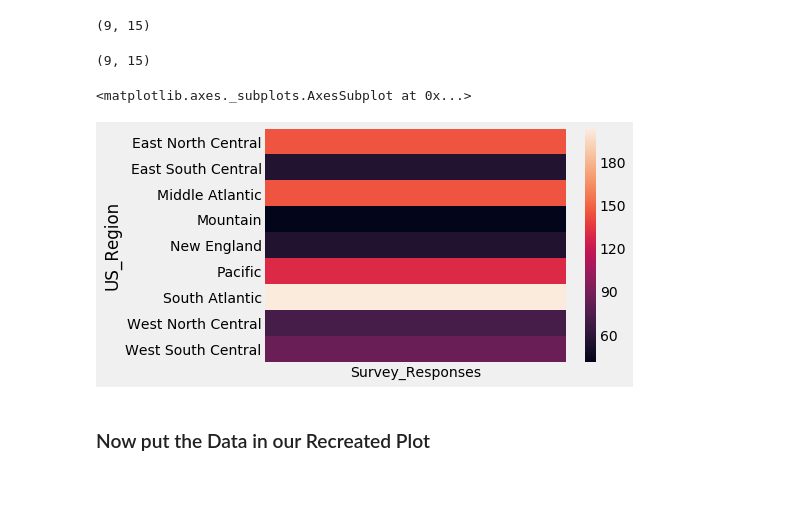
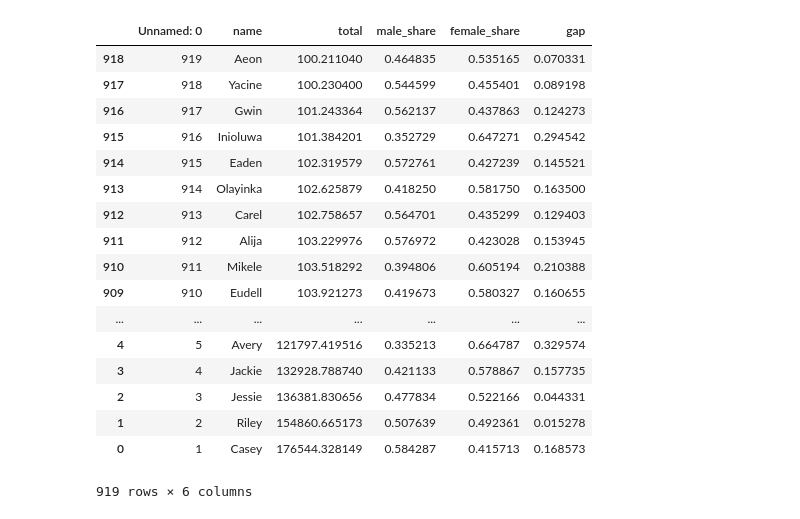
Before and after one commit to bloominstituteoftechnology/DS-Sprint-02-Storytelling-With-Data, a Jupyter notebook: module3-make-explanatory-visualizations/LS_DS_123_Make_explanatory_visualizations.ipynb, the cells around one changed output. Saved outputs shown, nothing was run; the diff lists cells and outputs as text; code cells hidden in the pictures; blank space fills up the shorter version.

```diff
--- a/module3-make-explanatory-visualizations/LS_DS_123_Make_explanatory_visualizations.ipynb
+++ b/module3-make-explanatory-visualizations/LS_DS_123_Make_explanatory_visualizations.ipynb
@@ -104,2 +33,0 @@ Name: timestamp, dtype: object
-# %%
-df.set_index('timestamp', inplace=True)
@@ -294,22 +34,21 @@ See the caveats in the documentation: http://pandas.pydata.org/pandas-docs/stabl
-# %%
-dff_off = final_sides_off.groupby(["US_Region"]).sum()
-dff_off.tail(2)
-dff_off.shape
-# %% [output]
-(9, 15)
-# %%
-dff_on = final_sides_on.groupby(["US_Region"]).sum()
-dff_on.tail(2)
-dff_off.shape
-# %% [output]
-(9, 15)
-# %%
-import seaborn as sns
-sns.__version__
-
-sns.heatmap(dff)
-# %% [output]
-<matplotlib.axes._subplots.AxesSubplot at 0x...>
-[figure, removed]
-# %% [markdown]
-### Now put the Data in our Recreated Plot
+# %%
+df.sort_values(by=['total'])
+# %% [output]
+|  | Unnamed: 0 | name | total | male_share | female_share | gap |
+| 918 | 919 | Aeon | 100.211040 | 0.464835 | 0.535165 | 0.070331 |
+| 917 | 918 | Yacine | 100.230400 | 0.544599 | 0.455401 | 0.089198 |
+| 916 | 917 | Gwin | 101.243364 | 0.562137 | 0.437863 | 0.124273 |
+| 915 | 916 | Inioluwa | 101.384201 | 0.352729 | 0.647271 | 0.294542 |
+| 914 | 915 | Eaden | 102.319579 | 0.572761 | 0.427239 | 0.145521 |
+| 913 | 914 | Olayinka | 102.625879 | 0.418250 | 0.581750 | 0.163500 |
+| 912 | 913 | Carel | 102.758657 | 0.564701 | 0.435299 | 0.129403 |
+| 911 | 912 | Alija | 103.229976 | 0.576972 | 0.423028 | 0.153945 |
+| 910 | 911 | Mikele | 103.518292 | 0.394806 | 0.605194 | 0.210388 |
+| 909 | 910 | Eudell | 103.921273 | 0.419673 | 0.580327 | 0.160655 |
+| ... | ... | ... | ... | ... | ... | ... |
+| 4 | 5 | Avery | 121797.419516 | 0.335213 | 0.664787 | 0.329574 |
+| 3 | 4 | Jackie | 132928.788740 | 0.421133 | 0.578867 | 0.157735 |
+| 2 | 3 | Jessie | 136381.830656 | 0.477834 | 0.522166 | 0.044331 |
+| 1 | 2 | Riley | 154860.665173 | 0.507639 | 0.492361 | 0.015278 |
+| 0 | 1 | Casey | 176544.328149 | 0.584287 | 0.415713 | 0.168573 |
+919 rows × 6 columns
```
Also changed, not shown: parts of 38 cells of this notebook.
